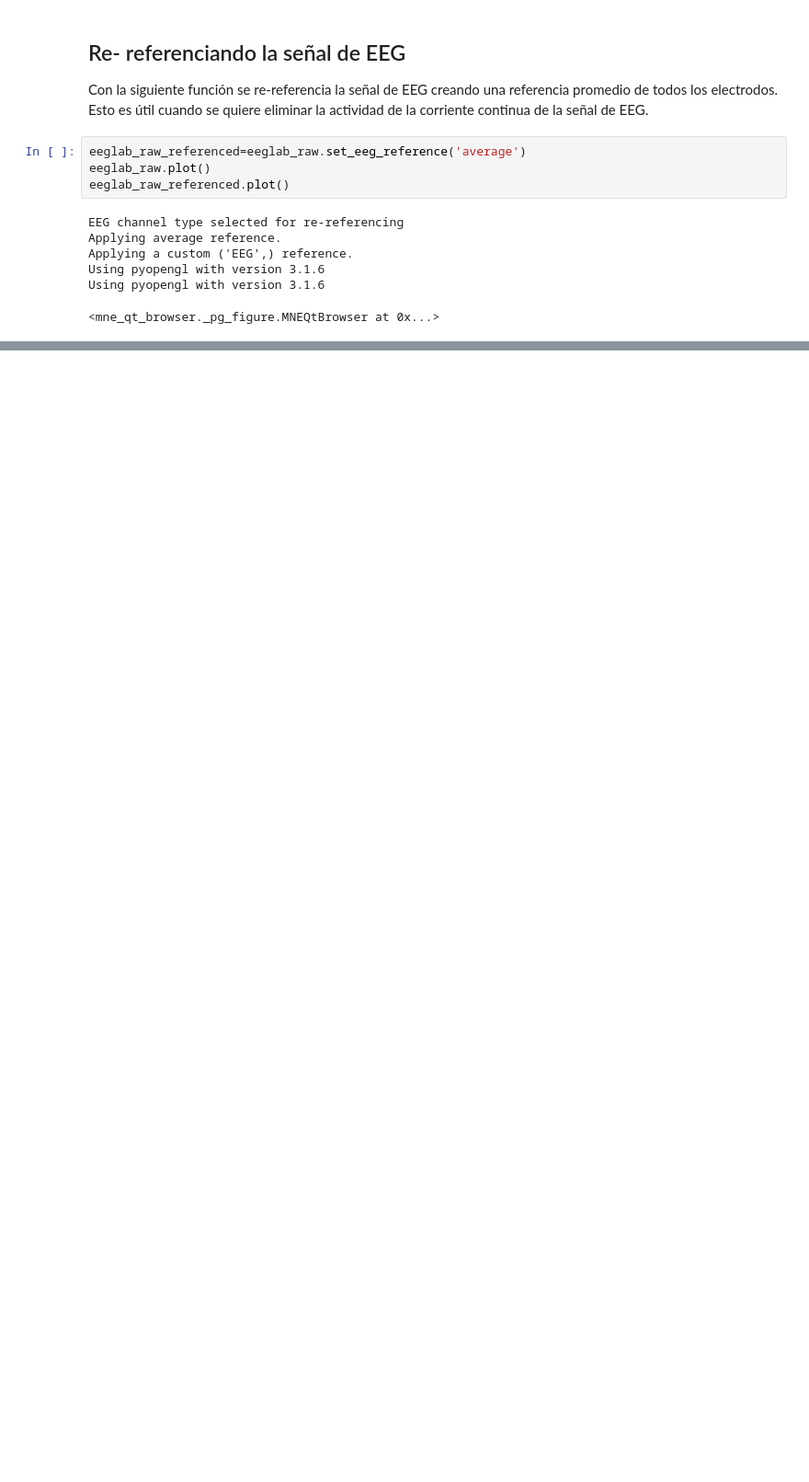
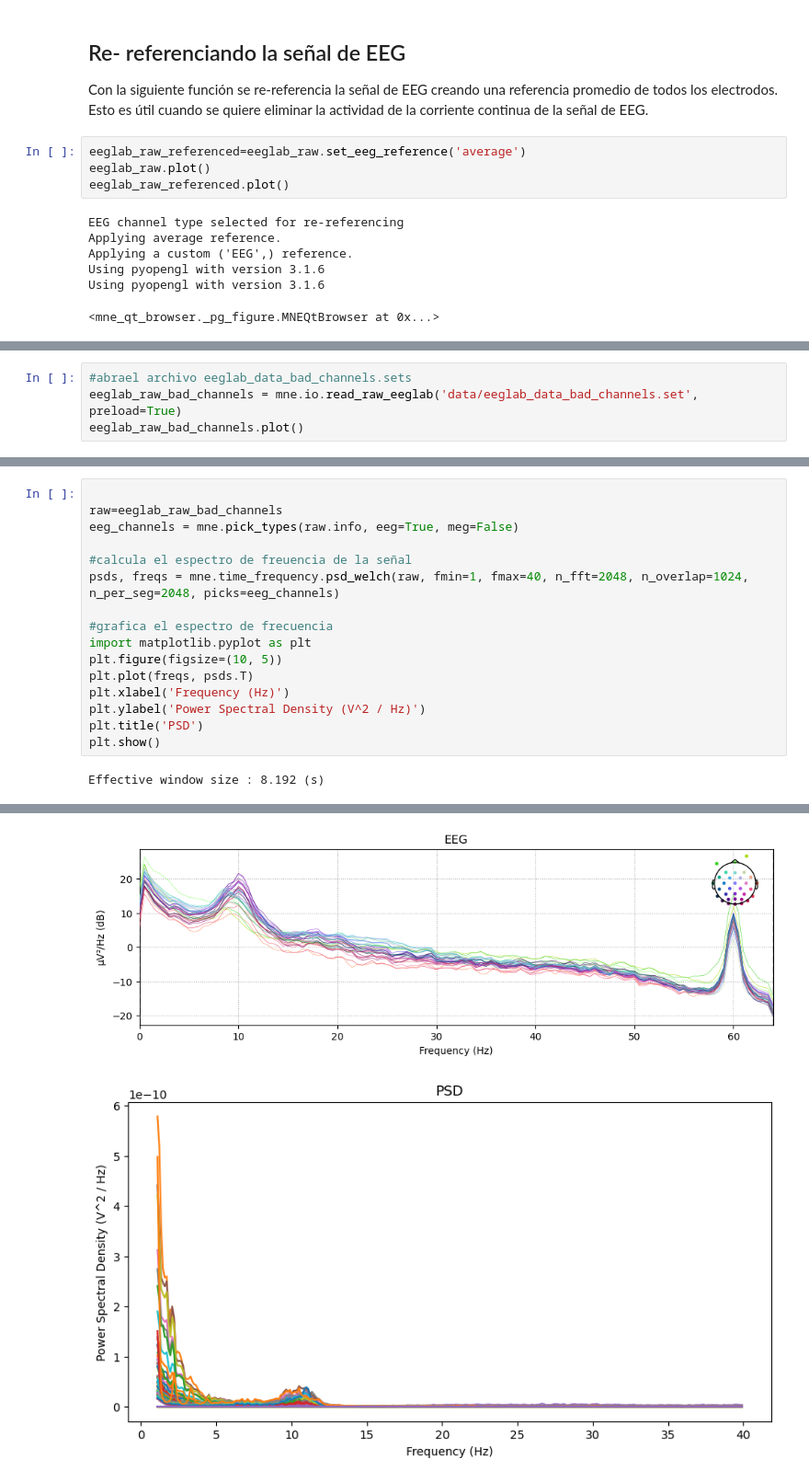
Before and after one commit to gitorivera/eeg-project, a Jupyter notebook: mne_eeglab_tutorial.ipynb, the cells around one changed output, grey strips where cells are left out. Shown at 92% size. Drawn from its saved outputs; the diff is of its cells as text; blank space fills up the shorter version.

```diff
--- a/mne_eeglab_tutorial.ipynb
+++ b/mne_eeglab_tutorial.ipynb
@@ -175,0 +225,4 @@ Using pyopengl with version 3.1.6
+# %%
+#abrael archivo eeglab_data_bad_channels.sets
+eeglab_raw_bad_channels = mne.io.read_raw_eeglab('data/eeglab_data_bad_channels.set', preload=True)
+eeglab_raw_bad_channels.plot()
@@ -175,0 +232,18 @@ Using pyopengl with version 3.1.6
+# %%
+
+raw=eeglab_raw_bad_channels
+eeg_channels = mne.pick_types(raw.info, eeg=True, meg=False)
+
+#calcula el espectro de freuencia de la señal
+psds, freqs = mne.time_frequency.psd_welch(raw, fmin=1, fmax=40, n_fft=2048, n_overlap=1024, n_per_seg=2048, picks=eeg_channels)
+
+#grafica el espectro de frecuencia
+import matplotlib.pyplot as plt
+plt.figure(figsize=(10, 5))
+plt.plot(freqs, psds.T)
+plt.xlabel('Frequency (Hz)')
+plt.ylabel('Power Spectral Density (V^2 / Hz)')
+plt.title('PSD')
+plt.show()
+# %% [output]
+Effective window size : 8.192 (s)
@@ -175,0 +253,2 @@ Using pyopengl with version 3.1.6
+[figure, added]
+[figure, added]
```
Also changed, not shown: parts of 17 cells of this notebook, 2 other files.
